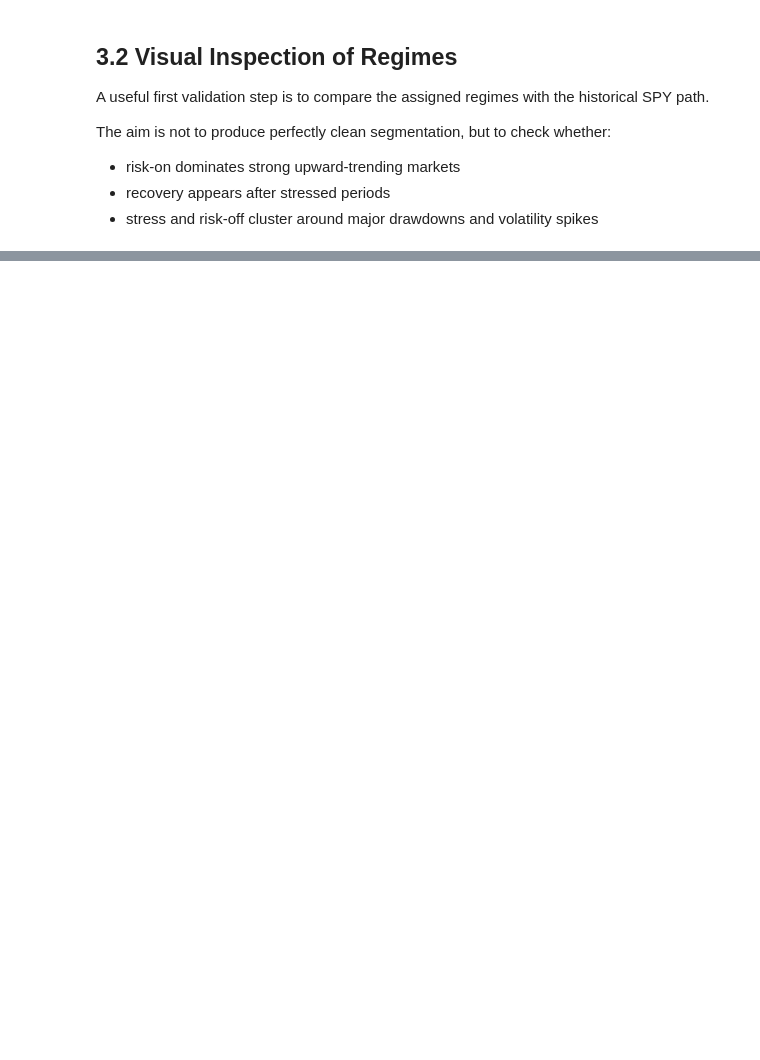
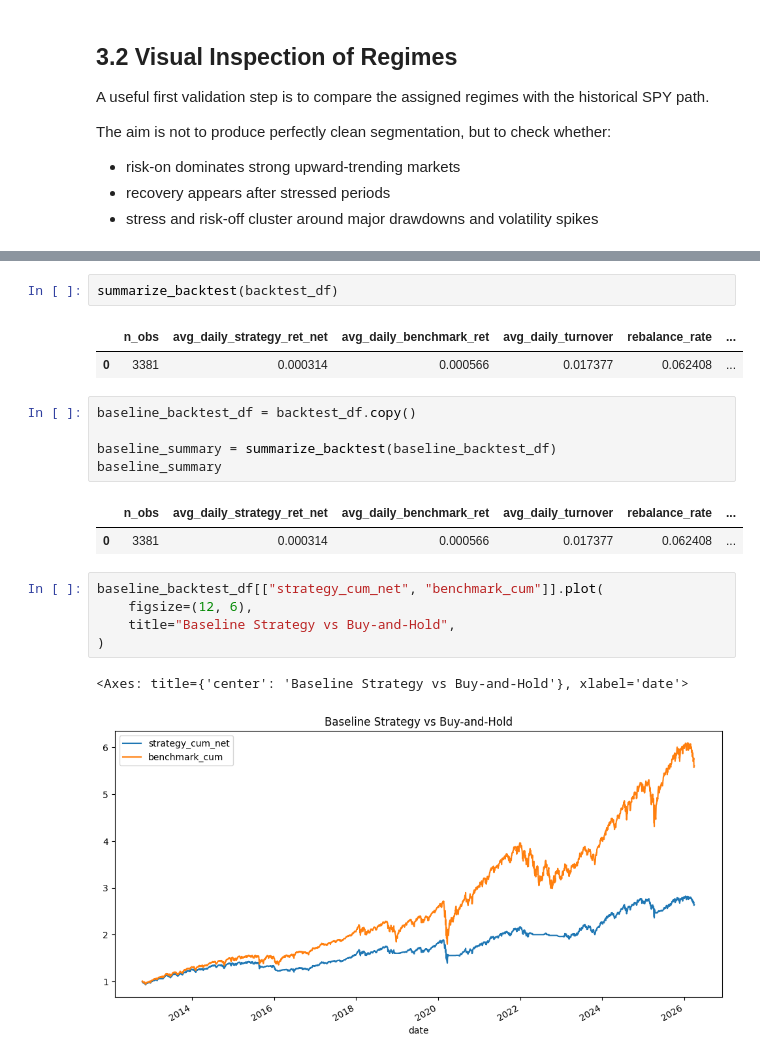
Before and after one commit to AMUKA0/market-research-trading-signals, a Jupyter notebook: notebooks/01_regime_research.ipynb, the cells around one changed output, grey strips where cells are left out. Cells and saved outputs as stored; diff of their text form; blank space fills up the shorter version.

```diff
--- a/notebooks/01_regime_research.ipynb
+++ b/notebooks/01_regime_research.ipynb
@@ -422,0 +825,21 @@ plt.show()
+# %%
+summarize_backtest(backtest_df)
+# %% [output]
+|  | n_obs | avg_daily_strategy_ret_net | avg_daily_benchmark_ret | avg_daily_turnover | rebalance_rate | ... |
+| 0 | 3381 | 0.000314 | 0.000566 | 0.017377 | 0.062408 | ... |
+# %%
+baseline_backtest_df = backtest_df.copy()
+
+baseline_summary = summarize_backtest(baseline_backtest_df)
+baseline_summary
+# %% [output]
+|  | n_obs | avg_daily_strategy_ret_net | avg_daily_benchmark_ret | avg_daily_turnover | rebalance_rate | ... |
+| 0 | 3381 | 0.000314 | 0.000566 | 0.017377 | 0.062408 | ... |
+# %%
+baseline_backtest_df[["strategy_cum_net", "benchmark_cum"]].plot(
+    figsize=(12, 6),
+    title="Baseline Strategy vs Buy-and-Hold",
+)
+# %% [output]
+<Axes: title={'center': 'Baseline Strategy vs Buy-and-Hold'}, xlabel='date'>
+[figure, added]
```
Also changed, not shown: parts of 60 cells of this notebook, 1 other file.
